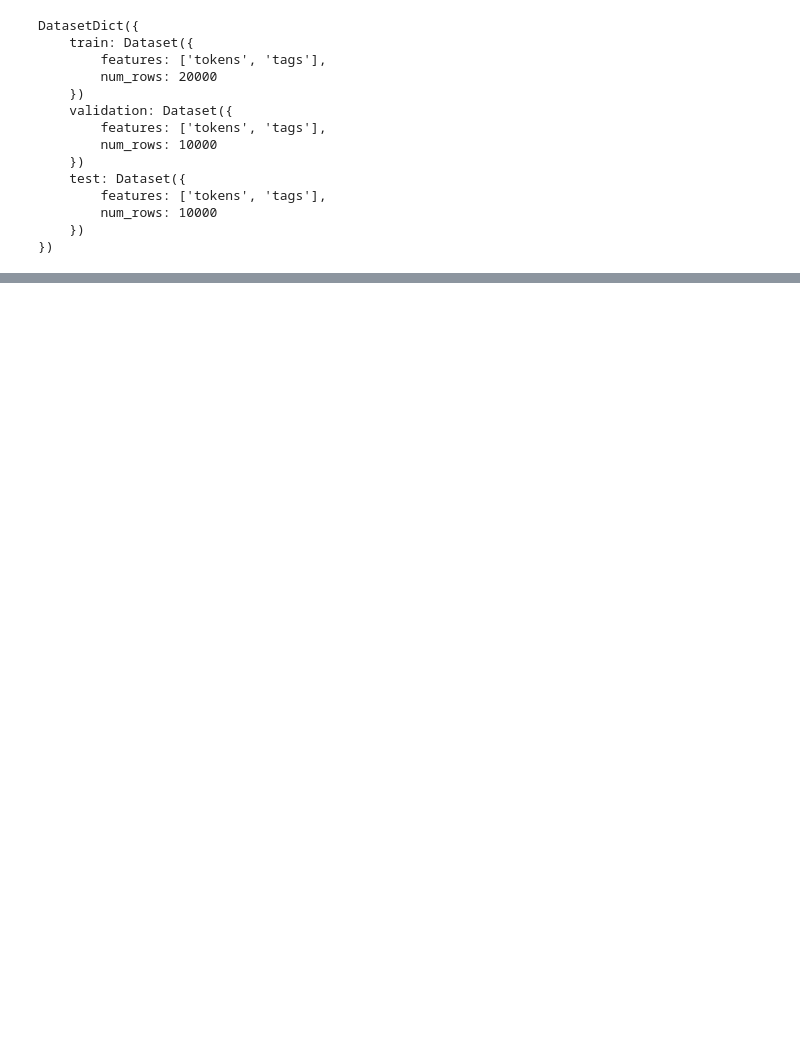
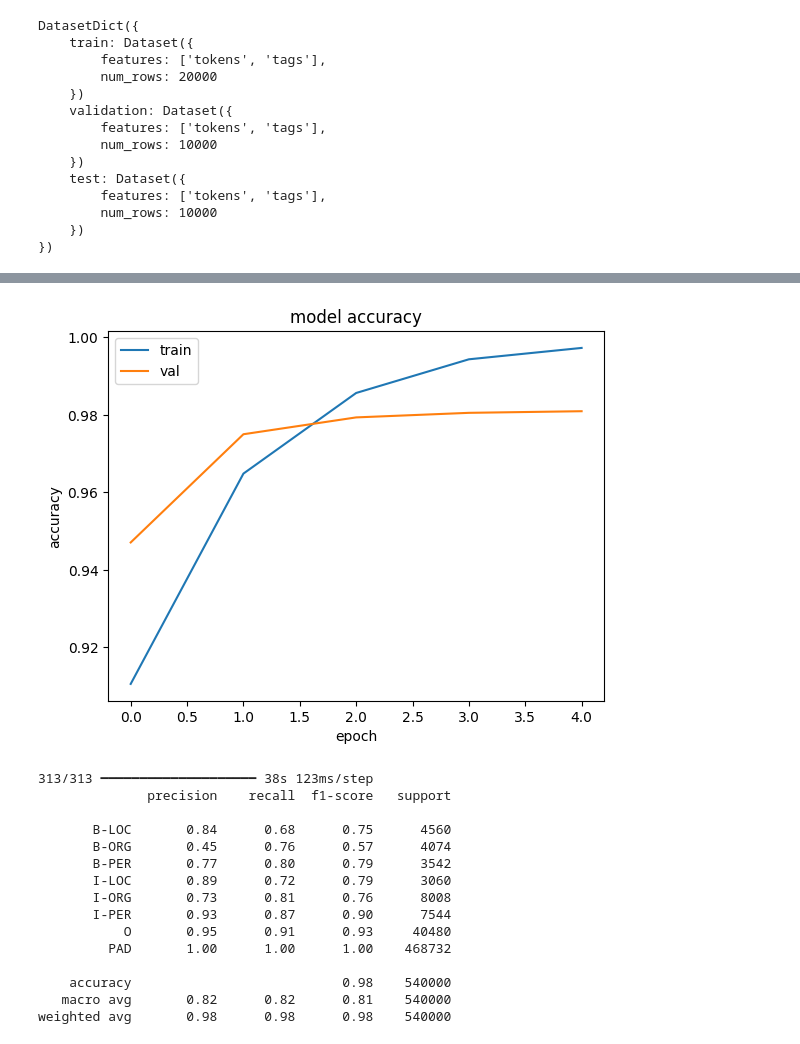
Before and after one commit to liminovna/HSE_NLP_ASSIGNMENTS, a Jupyter notebook: module3_7.ipynb, the cells around one changed output, grey strips where cells are left out. Cells and saved outputs as stored; diff of their text form; code cells hidden in the pictures; blank space fills up the shorter version.

```diff
--- a/module3_7.ipynb
+++ b/module3_7.ipynb
@@ -514,0 +773,30 @@ DatasetDict({
+# %%
+inputs = keras.layers.Input(shape=(MAX_LEN,))
+embeddings = keras.layers.Embedding(input_dim=len(word2id), output_dim=100)(inputs)
+
+conv_1 = keras.layers.Conv1D(kernel_size=3, filters=32, strides=1, padding='same')(embeddings)
+conv_2 = keras.layers.Conv1D(kernel_size=3, filters=32, strides=1, padding='same')(conv_1)
+gru = keras.layers.GRU(128, return_sequences=True)(conv_2)
+lstm = keras.layers.LSTM(128, return_sequences=True)(gru)
+
+
+outputs = keras.layers.Dense(len(label2id), activation='softmax')(lstm)
+
+model = keras.Model(inputs=inputs, outputs=outputs)
+model.compile(optimizer='adam',
+              loss='sparse_categorical_crossentropy',
+             metrics=['accuracy'])
+
+model.fit(X, y,
+          validation_data=(X_test, y_test),
+          batch_size=128,
+         epochs=5)
+f1s = model.history.history['accuracy']
+f1s_eval = model.history.history['val_accuracy']
+
+get_plot(f1s, f1s_eval)
+pred = model.predict(X_test).argmax(2)
+print(classification_report(y_test.reshape(-1), pred.reshape(-1), labels=list(id2labels.keys()),
+                                                                     target_names=list(id2labels.values()),
+                                                                     zero_division=0))
+# %% [output]
@@ -514,0 +813,16 @@ DatasetDict({
+[figure, added]
+313/313 ━━━━━━━━━━━━━━━━━━━━ 38s 123ms/step
+              precision    recall  f1-score   support
+
+       B-LOC       0.84      0.68      0.75      4560
+       B-ORG       0.45      0.76      0.57      4074
+       B-PER       0.77      0.80      0.79      3542
+       I-LOC       0.89      0.72      0.79      3060
+       I-ORG       0.73      0.81      0.76      8008
+       I-PER       0.93      0.87      0.90      7544
+           O       0.95      0.91      0.93     40480
+         PAD       1.00      1.00      1.00    468732
+
+    accuracy                           0.98    540000
+   macro avg       0.82      0.82      0.81    540000
+weighted avg       0.98      0.98      0.98    540000
```
Also changed, not shown: parts of 29 cells of this notebook.
